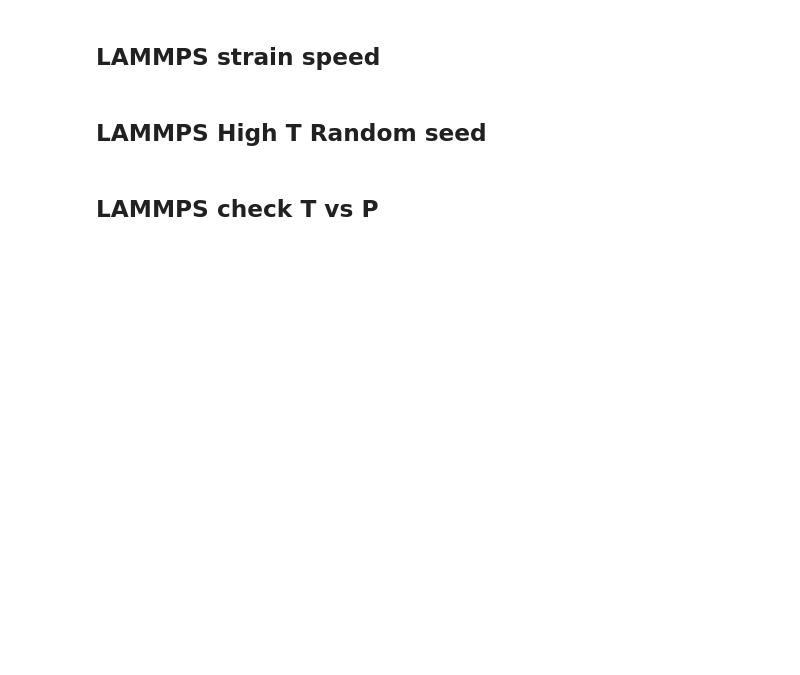
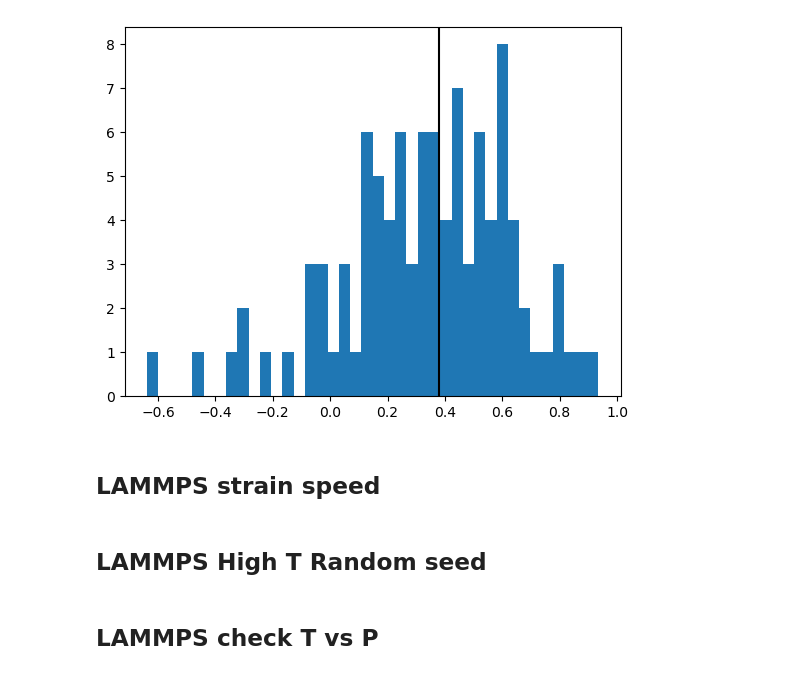
Before and after one commit to Shteingolts/simulator_data_gen, a Jupyter notebook: random_tests.ipynb, the cells around one changed output. Drawn from its saved outputs; the diff is of its cells as text; code cells hidden in the pictures; blank space fills up the shorter version.

```diff
--- a/random_tests.ipynb
+++ b/random_tests.ipynb
@@ -46,0 +247,6 @@ def calc_p_ratio_box(simulation: list, index: int = -1) -> float:
+# %%
+plt.hist(ps, bins=40)
+plt.axvline(0.380, c='black')
+plt.show()
+# %% [output]
+[figure, added]
```
Also changed, not shown: parts of 18 cells of this notebook, 10 other files.
